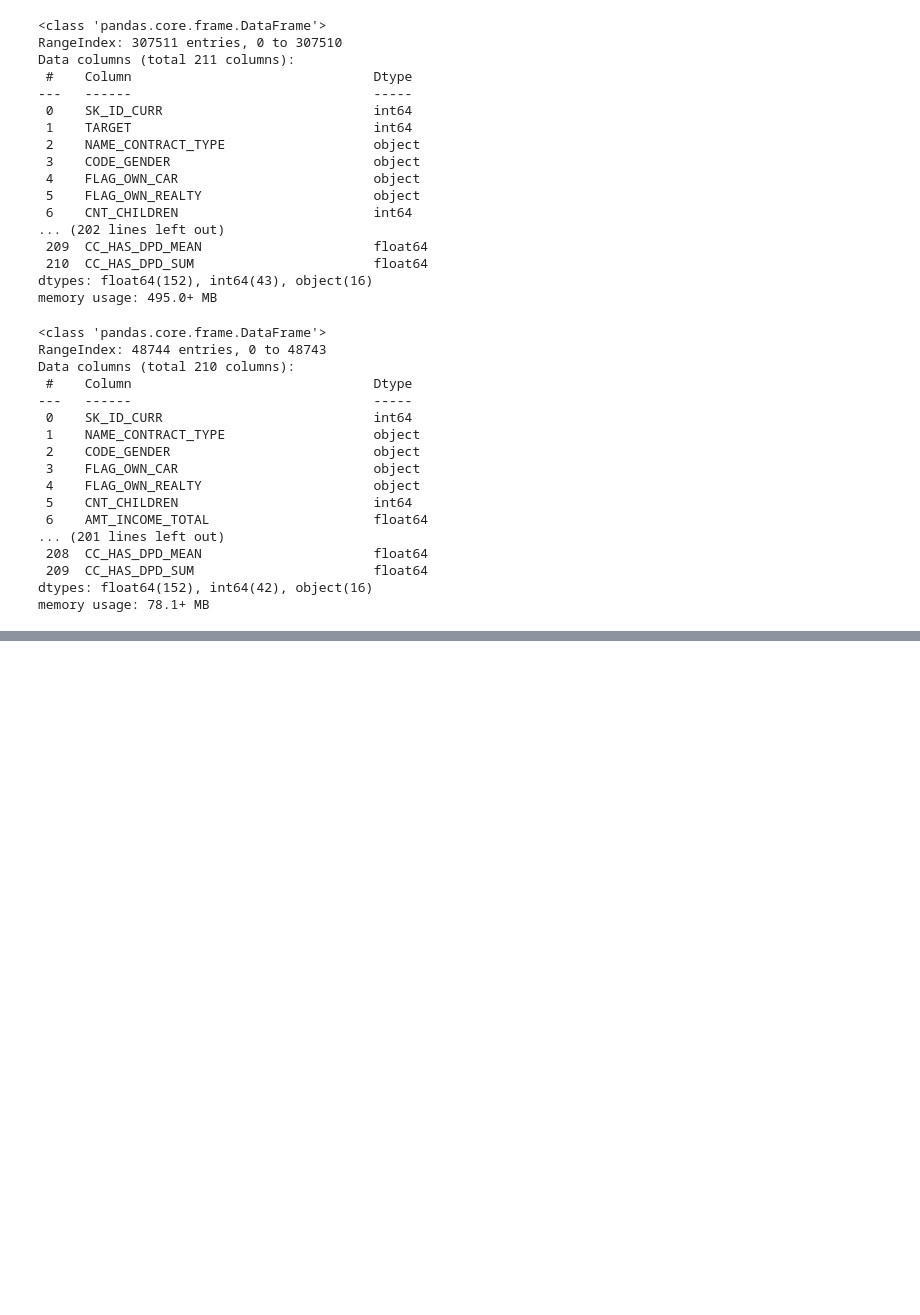
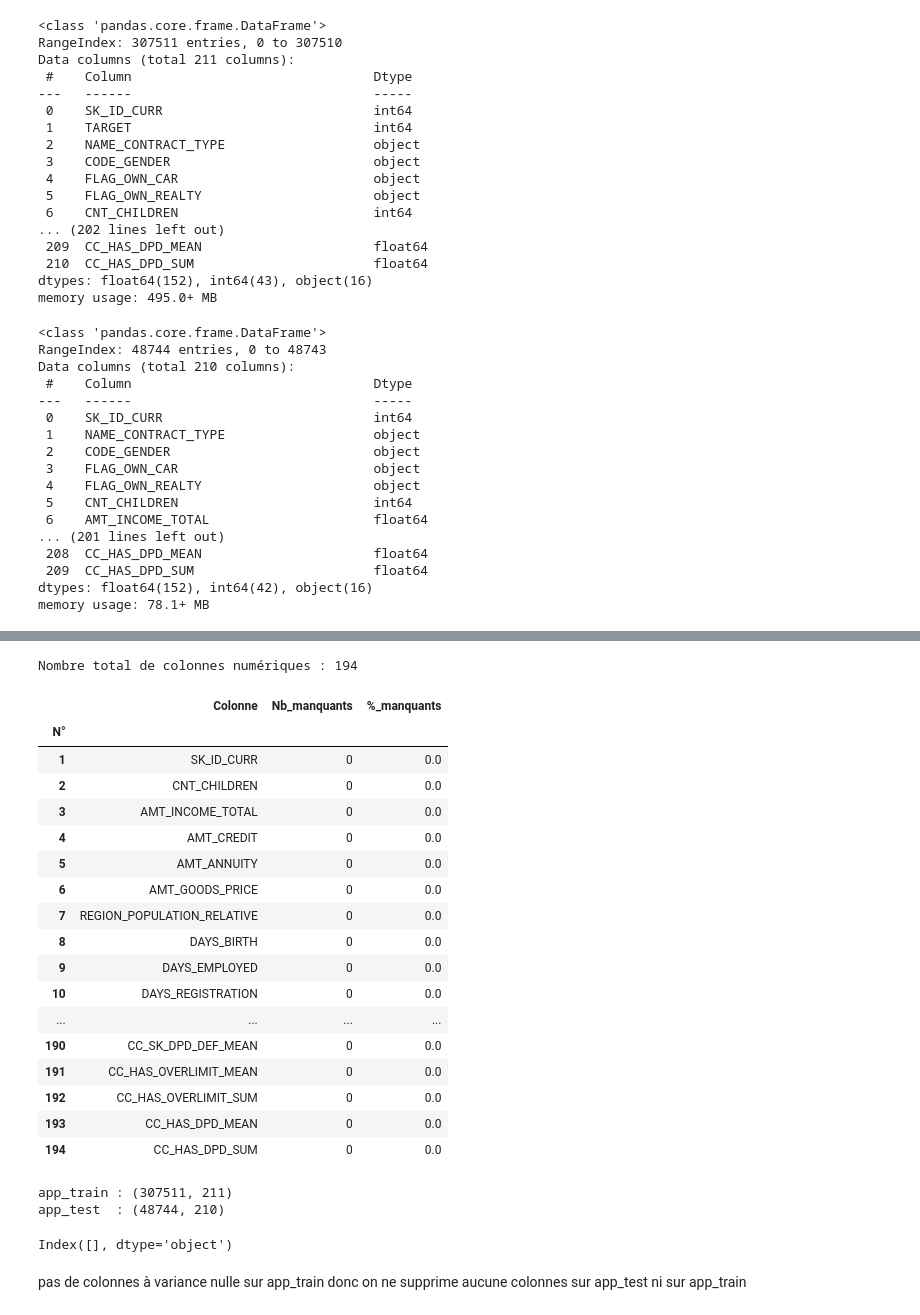
Before and after one commit to vikdevit/ai_engineer_projects, a Jupyter notebook: P06/notebooks/01_eda_data_prep_p6_vk.ipynb, the cells around one changed output, grey strips where cells are left out. Cells and saved outputs as stored; diff of their text form; code cells hidden in the pictures; blank space fills up the shorter version.

```diff
--- a/P06/notebooks/01_eda_data_prep_p6_vk.ipynb
+++ b/P06/notebooks/01_eda_data_prep_p6_vk.ipynb
@@ -2012,0 +2339,76 @@ app_test.describe().T
+# %%
+# Recherche de valeurs manquantes sur les variables numériques
+num_cols = app_test.select_dtypes(
+    include=["int64", "float64"]
+).columns
+
+print(f"Nombre total de colonnes numériques : {len(num_cols)}")
+
+na_count = app_test[num_cols].isnull().sum()
+na_pct = (app_test[num_cols].isnull().mean() * 100).round(2)
+
+na_num = (
+    pd.DataFrame({
+        "Colonne": na_count.index,
+        "Nb_manquants": na_count.values,
+        "%_manquants": na_pct.values
+    })
+    .sort_values("Nb_manquants", ascending=False)
+    .reset_index(drop=True)
+)
+
+# Ajout d'un compteur
+na_num.index = na_num.index + 1
+na_num.index.name = "N°"
+
+display(na_num)
+# %% [output]
+Nombre total de colonnes numériques : 194
+|  | Colonne | Nb_manquants | %_manquants |
+| N° |  |  |  |
+| 1 | SK_ID_CURR | 0 | 0.0 |
+| 2 | CNT_CHILDREN | 0 | 0.0 |
+| 3 | AMT_INCOME_TOTAL | 0 | 0.0 |
+| 4 | AMT_CREDIT | 0 | 0.0 |
+| 5 | AMT_ANNUITY | 0 | 0.0 |
+| 6 | AMT_GOODS_PRICE | 0 | 0.0 |
+| 7 | REGION_POPULATION_RELATIVE | 0 | 0.0 |
+| 8 | DAYS_BIRTH | 0 | 0.0 |
+| 9 | DAYS_EMPLOYED | 0 | 0.0 |
+| 10 | DAYS_REGISTRATION | 0 | 0.0 |
+| ... | ... | ... | ... |
+| 190 | CC_SK_DPD_DEF_MEAN | 0 | 0.0 |
+| 191 | CC_HAS_OVERLIMIT_MEAN | 0 | 0.0 |
+| 192 | CC_HAS_OVERLIMIT_SUM | 0 | 0.0 |
+| 193 | CC_HAS_DPD_MEAN | 0 | 0.0 |
+| 194 | CC_HAS_DPD_SUM | 0 | 0.0 |
+# %%
+# Nouveau contrôle du nombre de lignes et de colonnes
+print("app_train :", app_train.shape)
+print("app_test  :", app_test.shape)
+# %% [output]
+app_train : (307511, 211)
+app_test  : (48744, 210)
+# %%
+# Recherche de colonnes numériques avec variance quasi nulle
+from sklearn.feature_selection import VarianceThreshold
+
+X_num_train = app_train.drop(columns=["TARGET"])
+
+selector = VarianceThreshold(threshold=0)
+
+selector.fit(
+    X_num_train.select_dtypes(exclude="object")
+)
+
+low_var_cols_train = (
+    X_num_train
+    .select_dtypes(exclude="object")
+    .columns[~selector.get_support()]
+)
+
+print(low_var_cols_train)
+# %% [output]
+Index([], dtype='object')
+# %% [markdown]
+pas de colonnes à variance nulle sur app_train donc on ne supprime aucune colonnes sur app_test ni sur app_train
```
Also changed, not shown: parts of 49 cells of this notebook.
